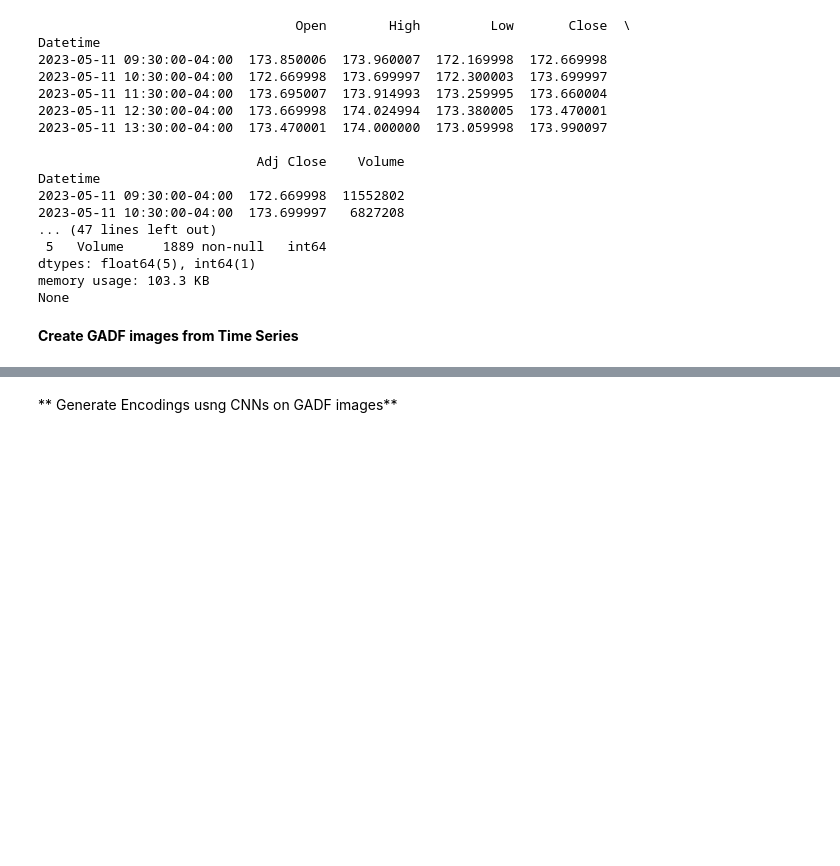
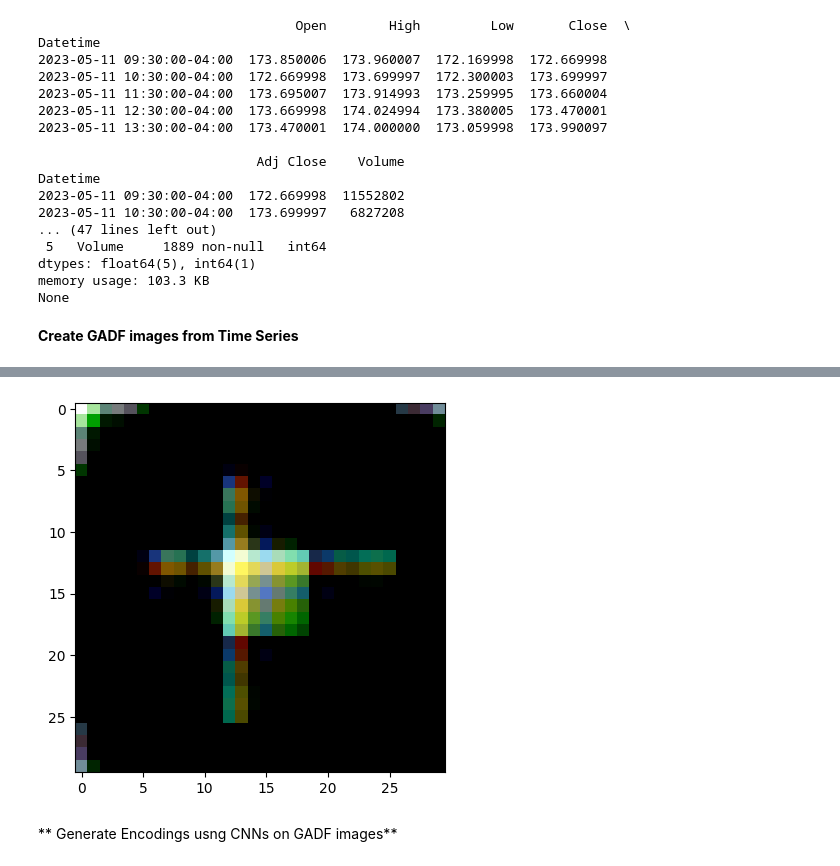
Before and after one commit to ArindamBanerji/wip-experiments, a Jupyter notebook: misc/TS_Image_architectures_v1_0.ipynb, the cells around one changed output, grey strips where cells are left out. Saved outputs shown, nothing was run; the diff lists cells and outputs as text; code cells hidden in the pictures; blank space fills up the shorter version.

```diff
--- a/misc/TS_Image_architectures_v1_0.ipynb
+++ b/misc/TS_Image_architectures_v1_0.ipynb
@@ -157,0 +164,3 @@ show_image(images, 0)
+# %%
+indexed_image(images, 1)
+# %% [output]
@@ -158,3 +168,4 @@ show_image(images, 0)
+[figure, added]
 # %% [markdown]
 ** Generate Encodings usng CNNs on GADF images**
 # %%
```
Also changed, not shown: parts of 26 cells of this notebook.
